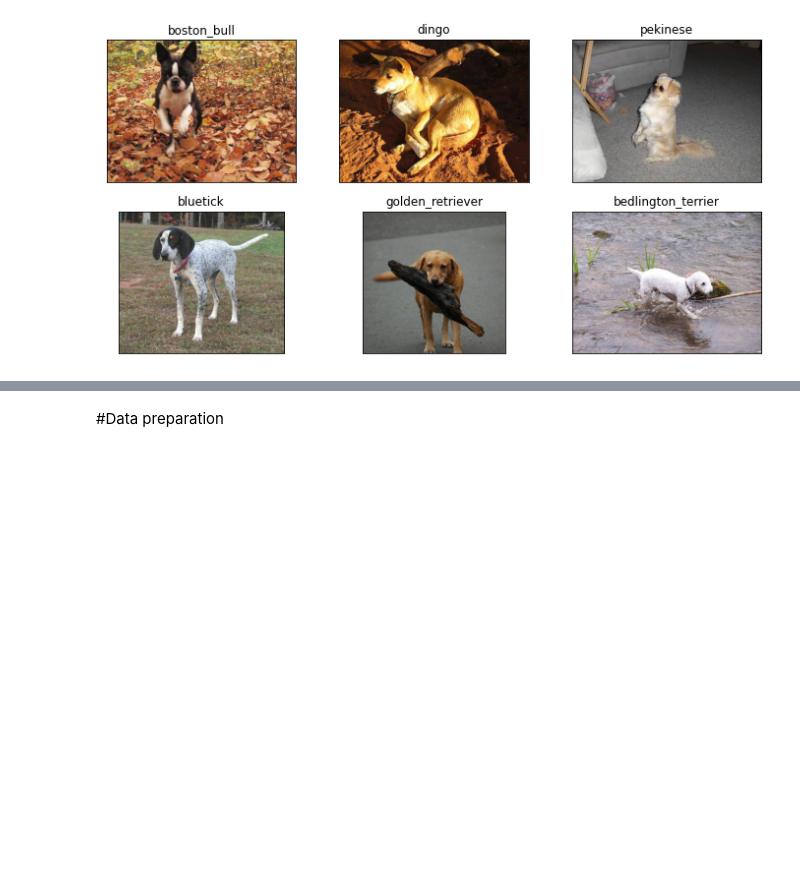
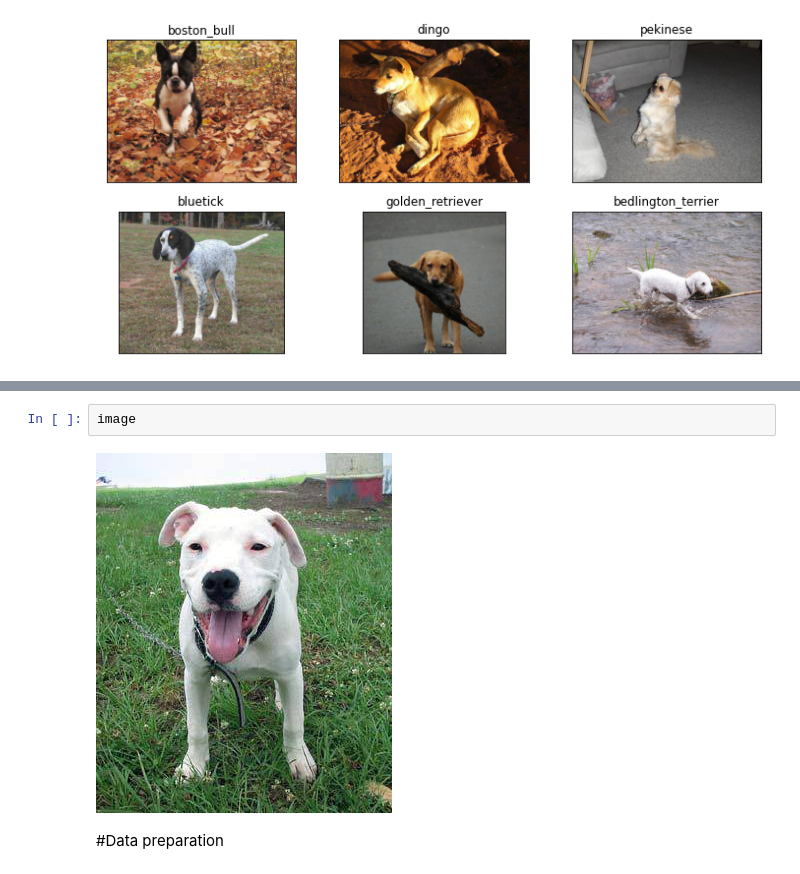
Before and after one commit to kapitalistka/MLScannerApp, a Jupyter notebook: Sberschool_Diplom_resnet50.ipynb, the cells around one changed output, grey strips where cells are left out. Drawn from its saved outputs; the diff is of its cells as text; blank space fills up the shorter version.

```diff
--- a/Sberschool_Diplom_resnet50.ipynb
+++ b/Sberschool_Diplom_resnet50.ipynb
@@ -88,3 +116,7 @@ plt.show()
+# %%
+image
+# %% [output]
+[figure, added]
 # %% [markdown]
 #Data preparation
 # %%
```
Also changed, not shown: parts of 9 cells of this notebook.
